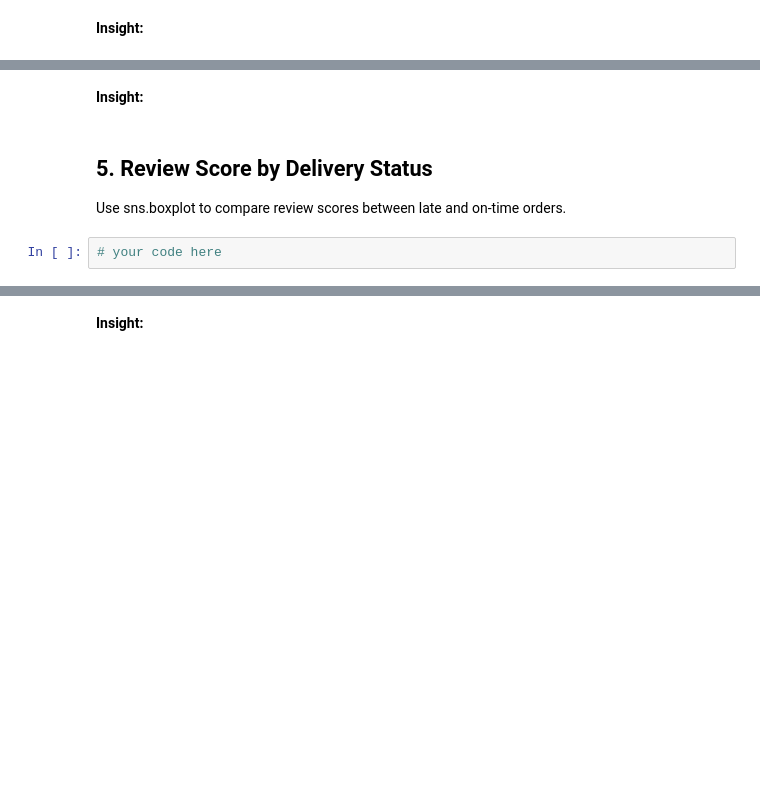
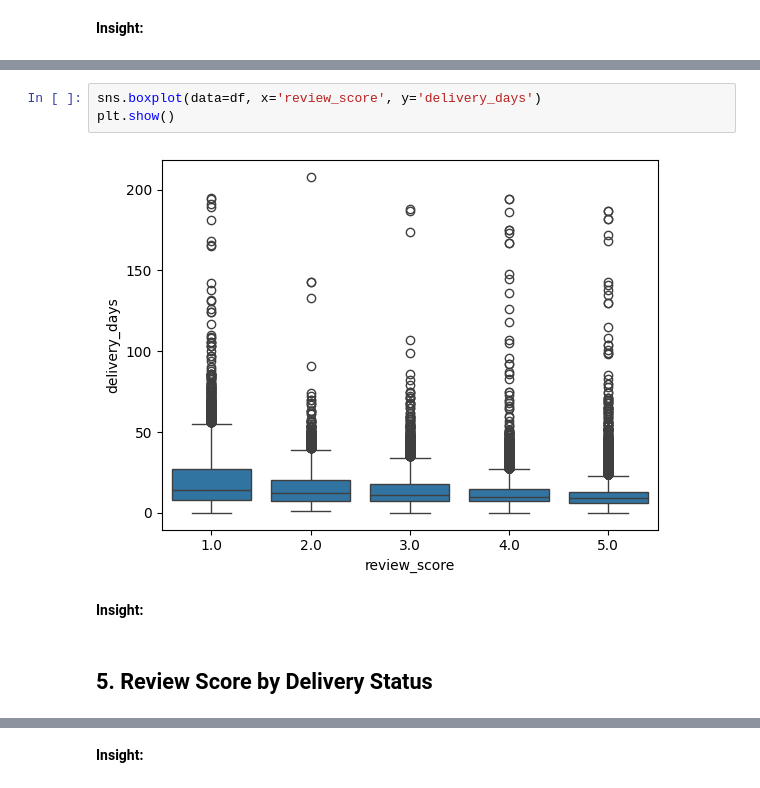
Before and after one commit to Loayib/olist-analysis, a Jupyter notebook: notebooks/05_delivery_analysis.ipynb, the cells around one changed output, grey strips where cells are left out. Saved outputs shown, nothing was run; the diff lists cells and outputs as text; blank space fills up the shorter version.

```diff
--- a/notebooks/05_delivery_analysis.ipynb
+++ b/notebooks/05_delivery_analysis.ipynb
@@ -60,7 +68,9 @@ Merge delivery_days with review_score. Use sns.scatterplot with delivery_days on
+# %%
+sns.boxplot(data=df, x='review_score', y='delivery_days')
+plt.show()
+# %% [output]
+[figure, added]
 # %% [markdown]
 **Insight:**
 # %% [markdown]
 ## 5. Review Score by Delivery Status
-Use sns.boxplot to compare review scores between late and on-time orders.
-# %%
-# your code here
```
Also changed, not shown: parts of 14 cells of this notebook.
